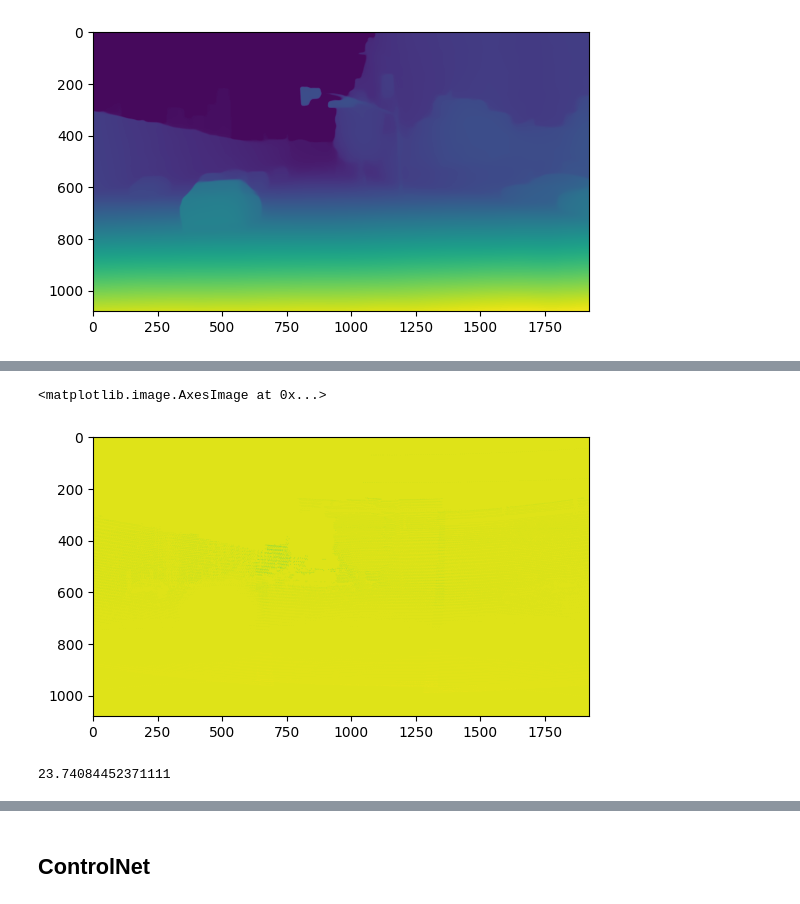
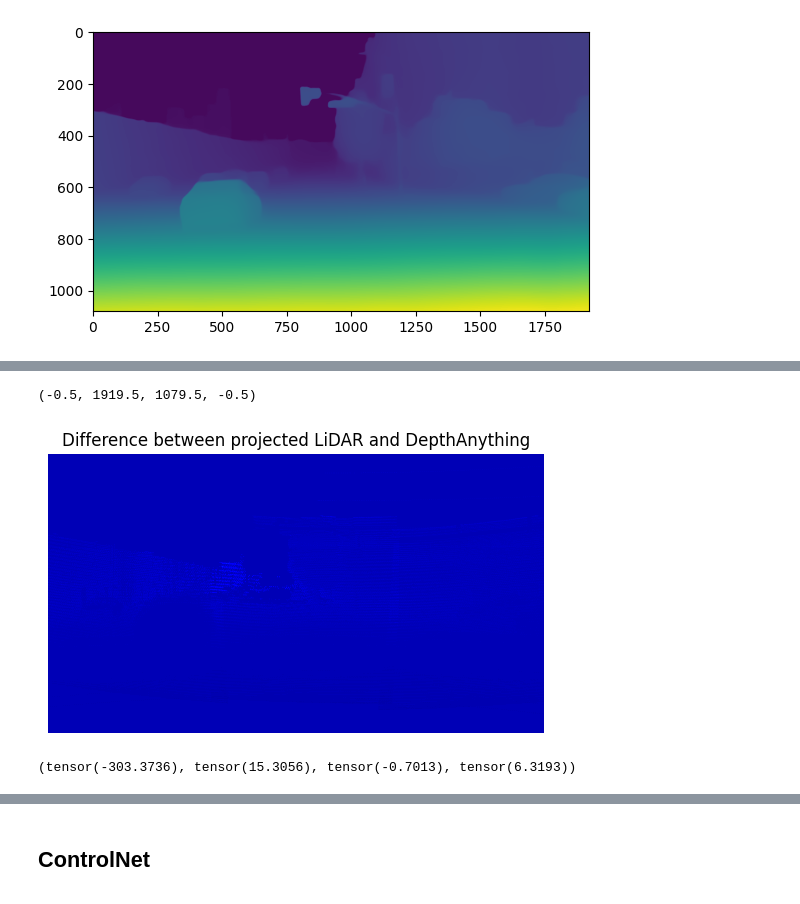
Before and after one commit to gasparyanartur/imaginedriving, a Jupyter notebook: notebooks/controlnet-test.ipynb, the cells around one changed output, grey strips where cells are left out. Cells and saved outputs as stored; diff of their text form; code cells hidden in the pictures.

```diff
--- a/notebooks/controlnet-test.ipynb
+++ b/notebooks/controlnet-test.ipynb
@@ -177,10 +185,12 @@ ax3.imshow(pred_dep_2.permute(1, 2, 0),  norm=colors.LogNorm(vmin=VMIN, vmax=VMA
 # %%
-dmap = pred_dep_sized - pred_dep_2
-plt.imshow(dmap.permute(1, 2, 0))
+dmap = pred_dep_2 - pred_dep_sized
+plt.imshow(dmap.permute(1, 2, 0), cmap="jet")
+plt.title("Difference between projected LiDAR and DepthAnything")
+plt.axis("off")
 # %% [output]
-<matplotlib.image.AxesImage at 0x...>
+(-0.5, 1919.5, 1079.5, -0.5)
-[figure, old version]
+[figure, new version]
-# %%
-print(dists.std())
-# %% [output]
-23.74084452371111
+# %%
+dmap.min(), dmap.max(), dmap.mean(), dmap.std()
+# %% [output]
+(tensor(-303.3736), tensor(15.3056), tensor(-0.7013), tensor(6.3193))
```
Also changed, not shown: parts of 6 cells of this notebook.
